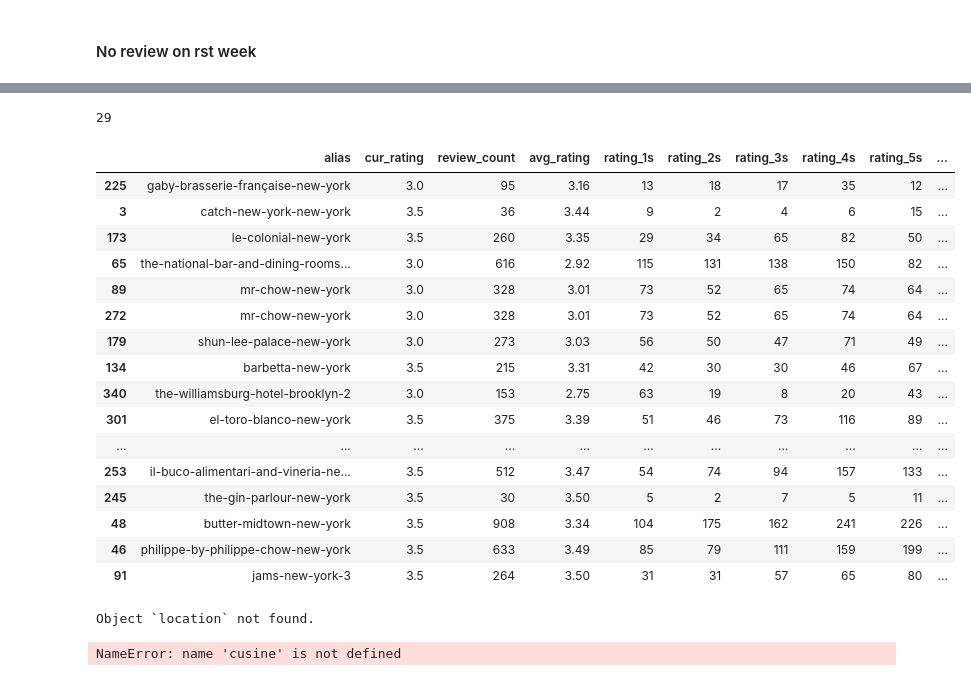
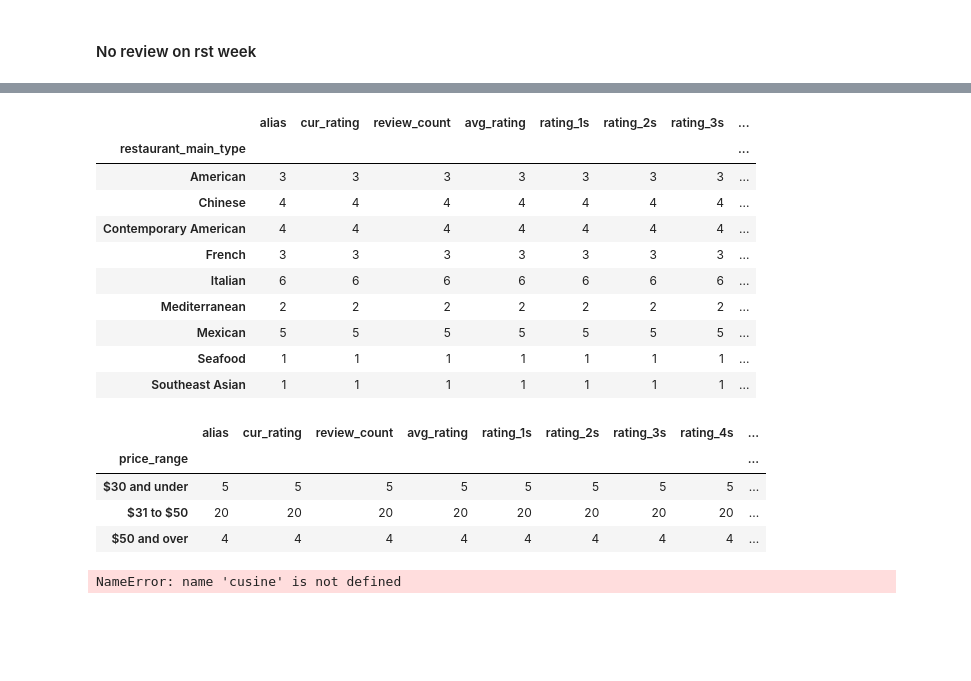
Before and after one commit to ctc316/NYC_RstWeek, a Jupyter notebook: analysis.ipynb, the cells around one changed output, grey strips where cells are left out. Drawn from its saved outputs; the diff is of its cells as text; code cells hidden in the pictures; blank space fills up the shorter version.

```diff
--- a/analysis.ipynb
+++ b/analysis.ipynb
@@ -296,30 +349,26 @@ display(worse)
 # %%
 not_worthy = worse[worse['avg_rating'] <= 3.5].sort_values(['rw_avg_rating', 'avg_rating'])
-print(len(not_worthy))
-not_worthy
+not_worthy.groupby(['restaurant_main_type']).count()
 # %% [output]
-29
-|  | alias | cur_rating | review_count | avg_rating | rating_1s | rating_2s | rating_3s | rating_4s | rating_5s | ... |
-| 225 | gaby-brasserie-française-new-york | 3.0 | 95 | 3.16 | 13 | 18 | 17 | 35 | 12 | ... |
-| 3 | catch-new-york-new-york | 3.5 | 36 | 3.44 | 9 | 2 | 4 | 6 | 15 | ... |
-| 173 | le-colonial-new-york | 3.5 | 260 | 3.35 | 29 | 34 | 65 | 82 | 50 | ... |
-| 65 | the-national-bar-and-dining-rooms... | 3.0 | 616 | 2.92 | 115 | 131 | 138 | 150 | 82 | ... |
-| 89 | mr-chow-new-york | 3.0 | 328 | 3.01 | 73 | 52 | 65 | 74 | 64 | ... |
-| 272 | mr-chow-new-york | 3.0 | 328 | 3.01 | 73 | 52 | 65 | 74 | 64 | ... |
-| 179 | shun-lee-palace-new-york | 3.0 | 273 | 3.03 | 56 | 50 | 47 | 71 | 49 | ... |
-| 134 | barbetta-new-york | 3.5 | 215 | 3.31 | 42 | 30 | 30 | 46 | 67 | ... |
-| 340 | the-williamsburg-hotel-brooklyn-2 | 3.0 | 153 | 2.75 | 63 | 19 | 8 | 20 | 43 | ... |
-| 301 | el-toro-blanco-new-york | 3.5 | 375 | 3.39 | 51 | 46 | 73 | 116 | 89 | ... |
-| ... | ... | ... | ... | ... | ... | ... | ... | ... | ... | ... |
-| 253 | il-buco-alimentari-and-vineria-ne... | 3.5 | 512 | 3.47 | 54 | 74 | 94 | 157 | 133 | ... |
-| 245 | the-gin-parlour-new-york | 3.5 | 30 | 3.50 | 5 | 2 | 7 | 5 | 11 | ... |
-| 48 | butter-midtown-new-york | 3.5 | 908 | 3.34 | 104 | 175 | 162 | 241 | 226 | ... |
-| 46 | philippe-by-philippe-chow-new-york | 3.5 | 633 | 3.49 | 85 | 79 | 111 | 159 | 199 | ... |
-| 91 | jams-new-york-3 | 3.5 | 264 | 3.50 | 31 | 31 | 57 | 65 | 80 | ... |
+|  | alias | cur_rating | review_count | avg_rating | rating_1s | rating_2s | rating_3s | ... |
+| restaurant_main_type |  |  |  |  |  |  |  | ... |
+| American | 3 | 3 | 3 | 3 | 3 | 3 | 3 | ... |
+| Chinese | 4 | 4 | 4 | 4 | 4 | 4 | 4 | ... |
+| Contemporary American | 4 | 4 | 4 | 4 | 4 | 4 | 4 | ... |
+| French | 3 | 3 | 3 | 3 | 3 | 3 | 3 | ... |
+| Italian | 6 | 6 | 6 | 6 | 6 | 6 | 6 | ... |
+| Mediterranean | 2 | 2 | 2 | 2 | 2 | 2 | 2 | ... |
+| Mexican | 5 | 5 | 5 | 5 | 5 | 5 | 5 | ... |
+| Seafood | 1 | 1 | 1 | 1 | 1 | 1 | 1 | ... |
+| Southeast Asian | 1 | 1 | 1 | 1 | 1 | 1 | 1 | ... |
-# %%
-cusine, price, location?
-# %% [output]
-Object `location` not found.
+# %%
+not_worthy.groupby(['price_range']).count()
+# %% [output]
+|  | alias | cur_rating | review_count | avg_rating | rating_1s | rating_2s | rating_3s | rating_4s | ... |
+| price_range |  |  |  |  |  |  |  |  | ... |
+| $30 and under | 5 | 5 | 5 | 5 | 5 | 5 | 5 | 5 | ... |
+| $31 to $50 | 20 | 20 | 20 | 20 | 20 | 20 | 20 | 20 | ... |
+| $50 and over | 4 | 4 | 4 | 4 | 4 | 4 | 4 | 4 | ... |
 # %%
 cusine, price, location
 # %%
```
Also changed, not shown: parts of 11 cells of this notebook, 2 other files.
